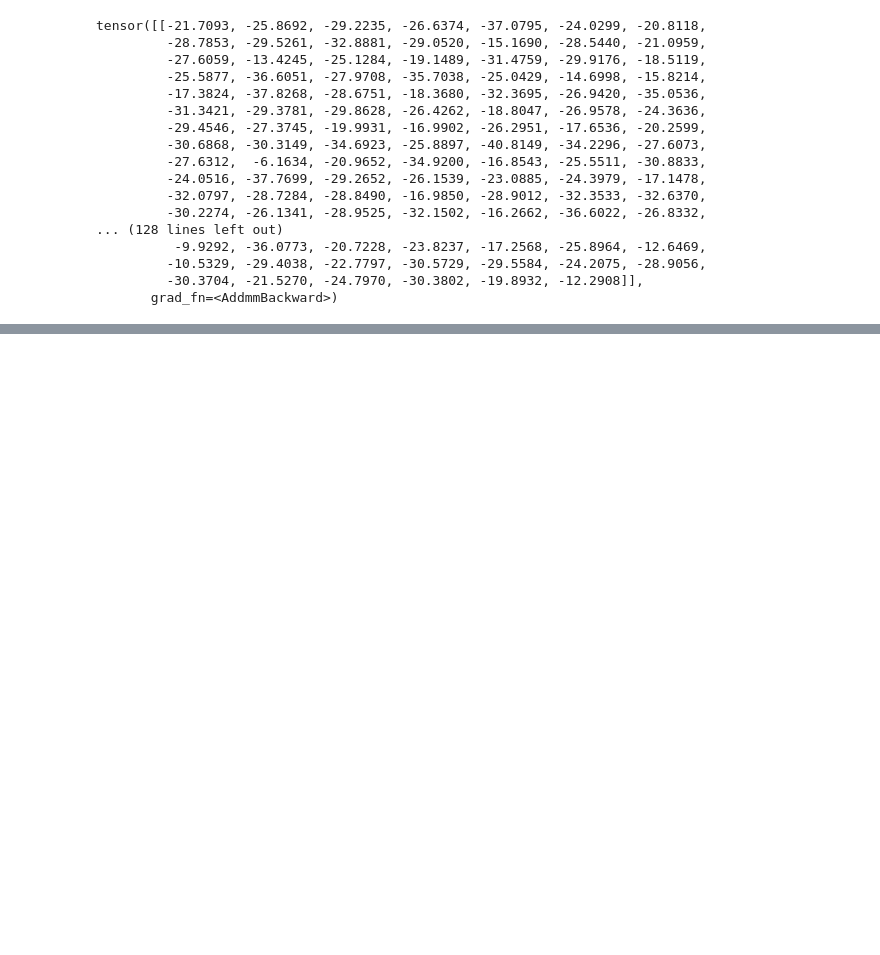
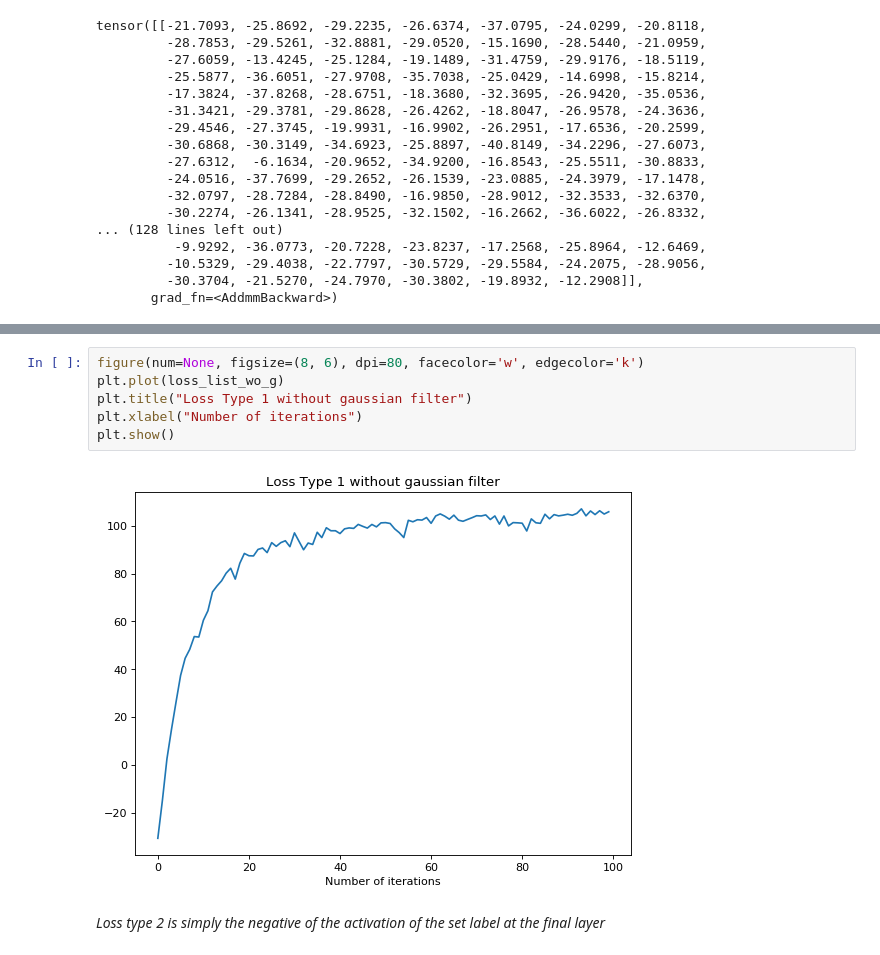
Before and after one commit to Sujit27/activation_maximization_mjsynth, a Jupyter notebook: library/different_dream_losses.ipynb, the cells around one changed output, grey strips where cells are left out. Saved outputs shown, nothing was run; the diff lists cells and outputs as text; blank space fills up the shorter version.

```diff
--- a/library/different_dream_losses.ipynb
+++ b/library/different_dream_losses.ipynb
@@ -54,2 +94,12 @@ Probablity after optimizing : 1.0 and label 3
+# %%
+figure(num=None, figsize=(8, 6), dpi=80, facecolor='w', edgecolor='k')
+plt.plot(loss_list_wo_g)
+plt.title("Loss Type 1 without gaussian filter")
+plt.xlabel("Number of iterations")
+plt.show()
+# %% [output]
+[figure, added]
+# %% [markdown]
+*Loss type 2 is simply the negative of the activation of the set label at the final layer*
 # %%
 loss_type = 2
```
Also changed, not shown: parts of 31 cells of this notebook, 1 other file.
